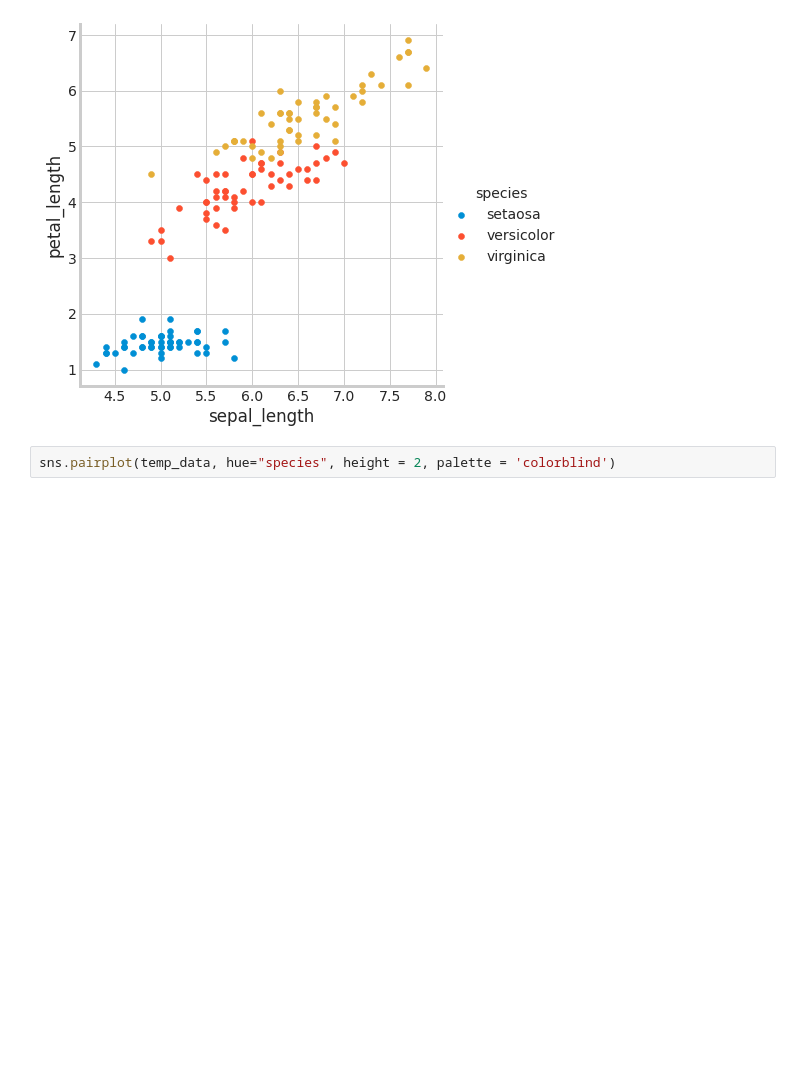
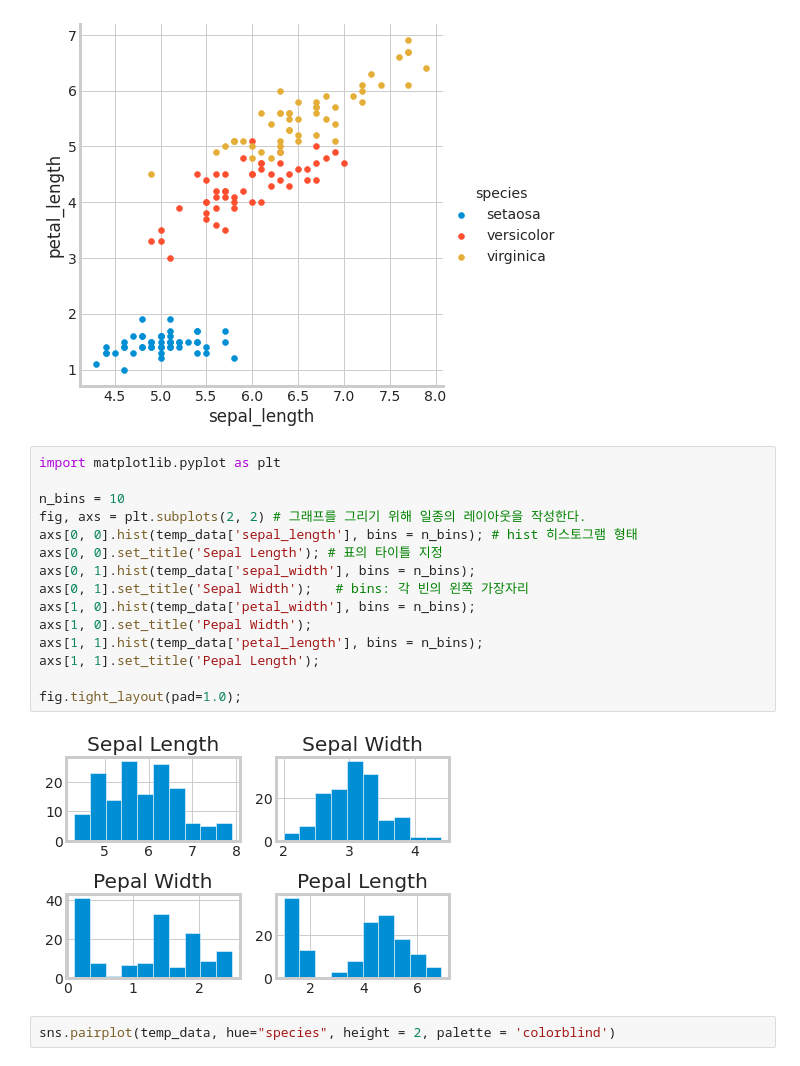
Before and after one commit to seoboran/s_edu, a Jupyter notebook: 0818_iris_sample.ipynb, the cells around one changed output. Saved outputs shown, nothing was run; the diff lists cells and outputs as text; blank space fills up the shorter version.

```diff
--- a/0818_iris_sample.ipynb
+++ b/0818_iris_sample.ipynb
@@ -109,6 +114,23 @@ sns.FacetGrid(temp_data, hue ="species",
 # %% [output]
 <seaborn.axisgrid.FacetGrid at 0x...>
 [figure]
+# %%
+import matplotlib.pyplot as plt
+
+n_bins = 10
+fig, axs = plt.subplots(2, 2) # 그래프를 그리기 위해 일종의 레이아웃을 작성한다.
+axs[0, 0].hist(temp_data['sepal_length'], bins = n_bins); # hist 히스토그램 형태
+axs[0, 0].set_title('Sepal Length'); # 표의 타이틀 지정
+axs[0, 1].hist(temp_data['sepal_width'], bins = n_bins);
+axs[0, 1].set_title('Sepal Width');   # bins: 각 빈의 왼쪽 가장자리
+axs[1, 0].hist(temp_data['petal_width'], bins = n_bins);
+axs[1, 0].set_title('Pepal Width');
+axs[1, 1].hist(temp_data['petal_length'], bins = n_bins);
+axs[1, 1].set_title('Pepal Length');
+
+fig.tight_layout(pad=1.0);
+# %% [output]
+[figure, added]
 # %%
 sns.pairplot(temp_data, hue="species", height = 2, palette = 'colorblind')
 # %% [output]
```
Also changed, not shown: parts of 9 cells of this notebook.
